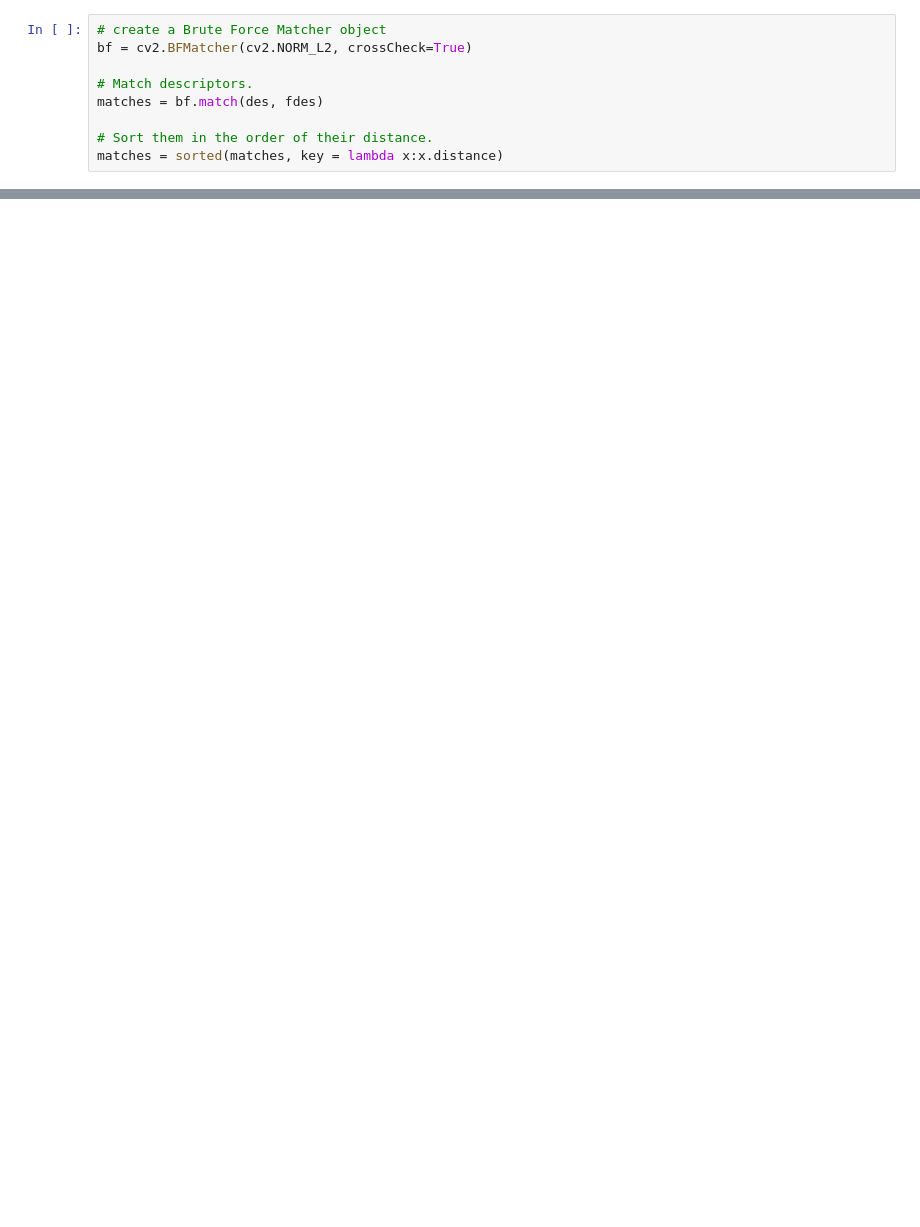
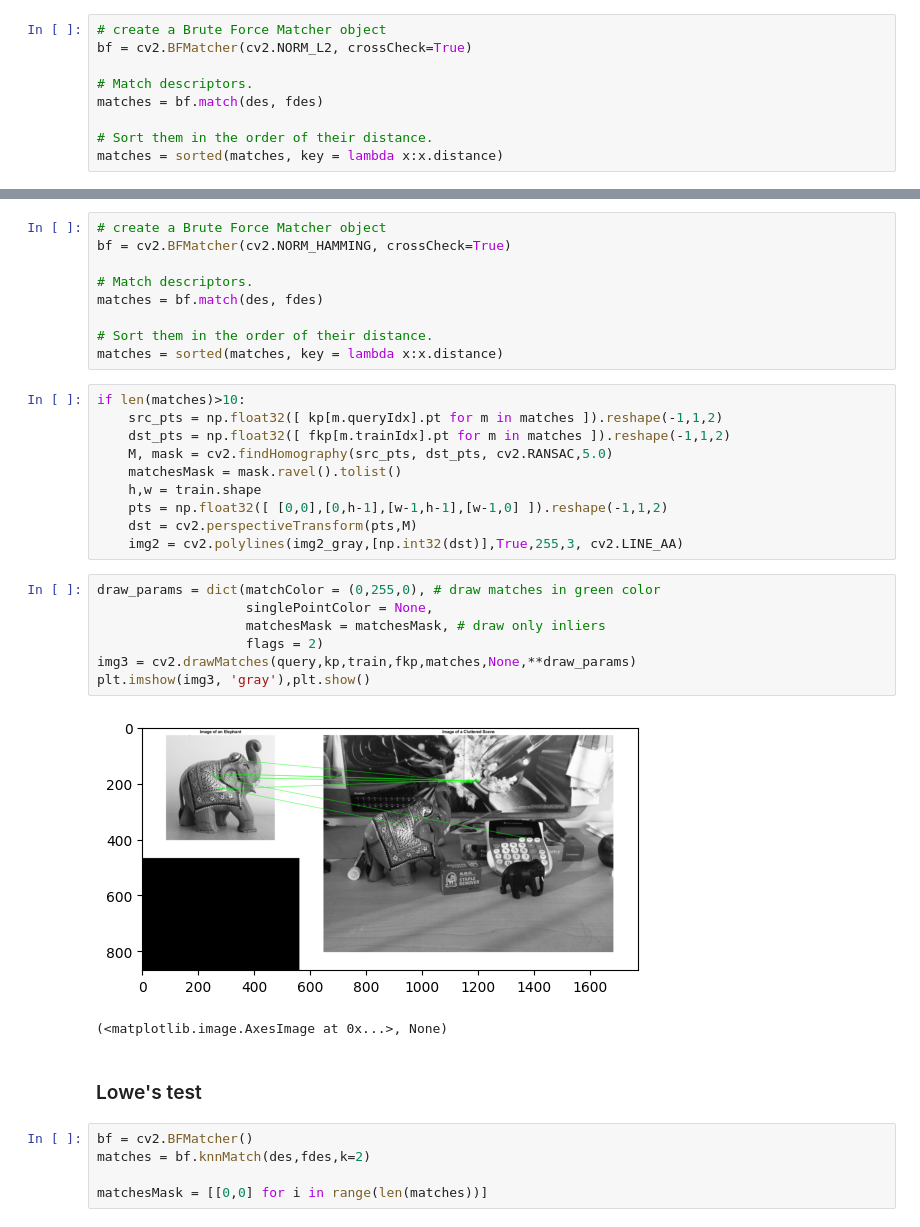
Before and after one commit to Frederico-lp/Computer-Vision, a Jupyter notebook: notebook1.ipynb, the cells around one changed output, grey strips where cells are left out. Saved outputs shown, nothing was run; the diff lists cells and outputs as text; blank space fills up the shorter version.

```diff
--- a/notebook1.ipynb
+++ b/notebook1.ipynb
@@ -66,0 +109,36 @@ plt.imshow(img3, 'gray'),plt.show()
+# %%
+# create a Brute Force Matcher object
+bf = cv2.BFMatcher(cv2.NORM_HAMMING, crossCheck=True)
+
+# Match descriptors.
+matches = bf.match(des, fdes)
+
+# Sort them in the order of their distance.
+matches = sorted(matches, key = lambda x:x.distance)
+# %%
+if len(matches)>10:
+    src_pts = np.float32([ kp[m.queryIdx].pt for m in matches ]).reshape(-1,1,2)
+    dst_pts = np.float32([ fkp[m.trainIdx].pt for m in matches ]).reshape(-1,1,2)
+    M, mask = cv2.findHomography(src_pts, dst_pts, cv2.RANSAC,5.0)
+    matchesMask = mask.ravel().tolist()
+    h,w = train.shape
+    pts = np.float32([ [0,0],[0,h-1],[w-1,h-1],[w-1,0] ]).reshape(-1,1,2)
+    dst = cv2.perspectiveTransform(pts,M)
+    img2 = cv2.polylines(img2_gray,[np.int32(dst)],True,255,3, cv2.LINE_AA)
+# %%
+draw_params = dict(matchColor = (0,255,0), # draw matches in green color
+                   singlePointColor = None,
+                   matchesMask = matchesMask, # draw only inliers
+                   flags = 2)
+img3 = cv2.drawMatches(query,kp,train,fkp,matches,None,**draw_params)
+plt.imshow(img3, 'gray'),plt.show()
+# %% [output]
+[figure, added]
+(<matplotlib.image.AxesImage at 0x...>, None)
+# %% [markdown]
+### Lowe's test
+# %%
+bf = cv2.BFMatcher()
+matches = bf.knnMatch(des,fdes,k=2)
+
+matchesMask = [[0,0] for i in range(len(matches))]
```
Also changed, not shown: parts of 19 cells of this notebook, 6 other files.
